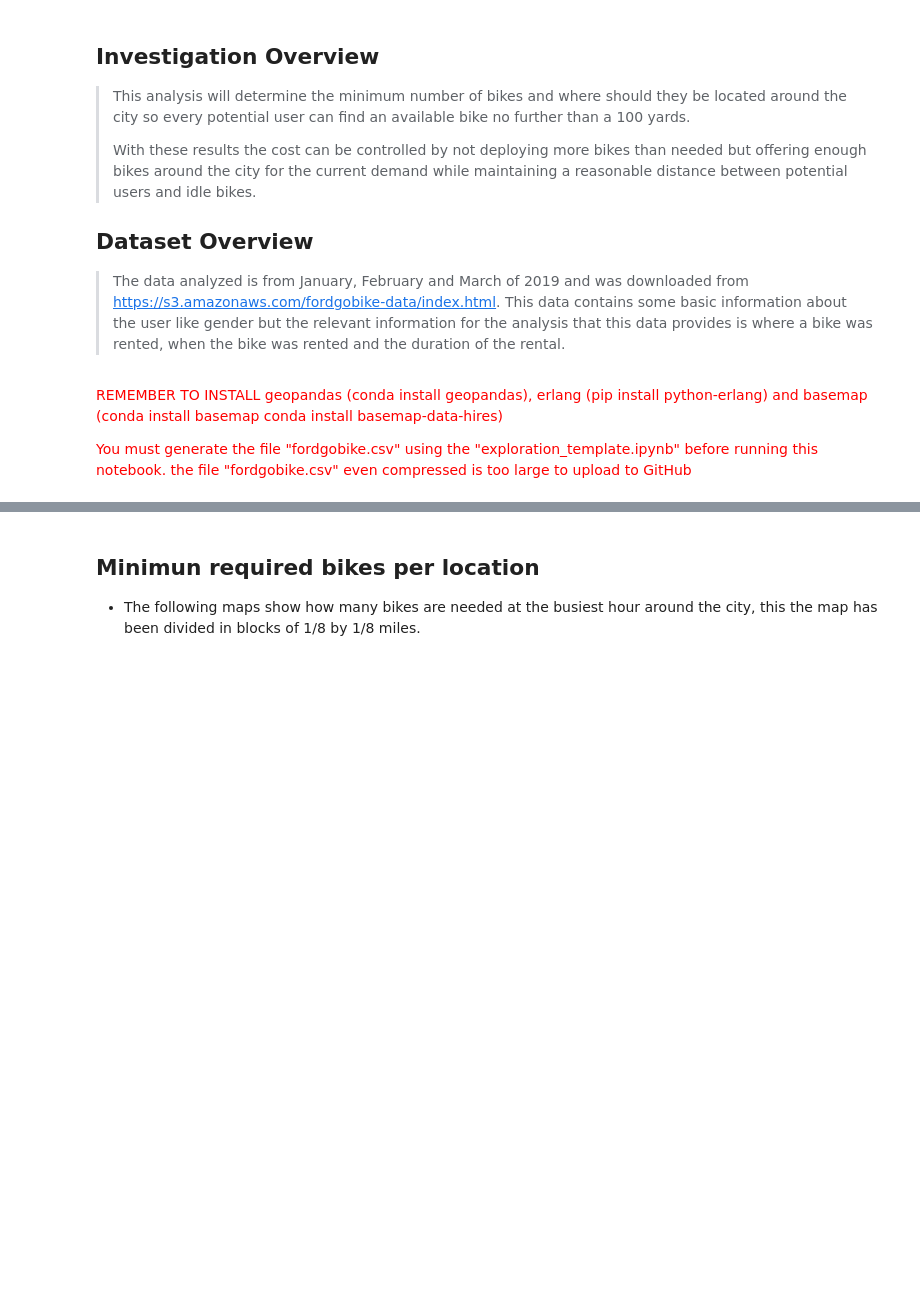
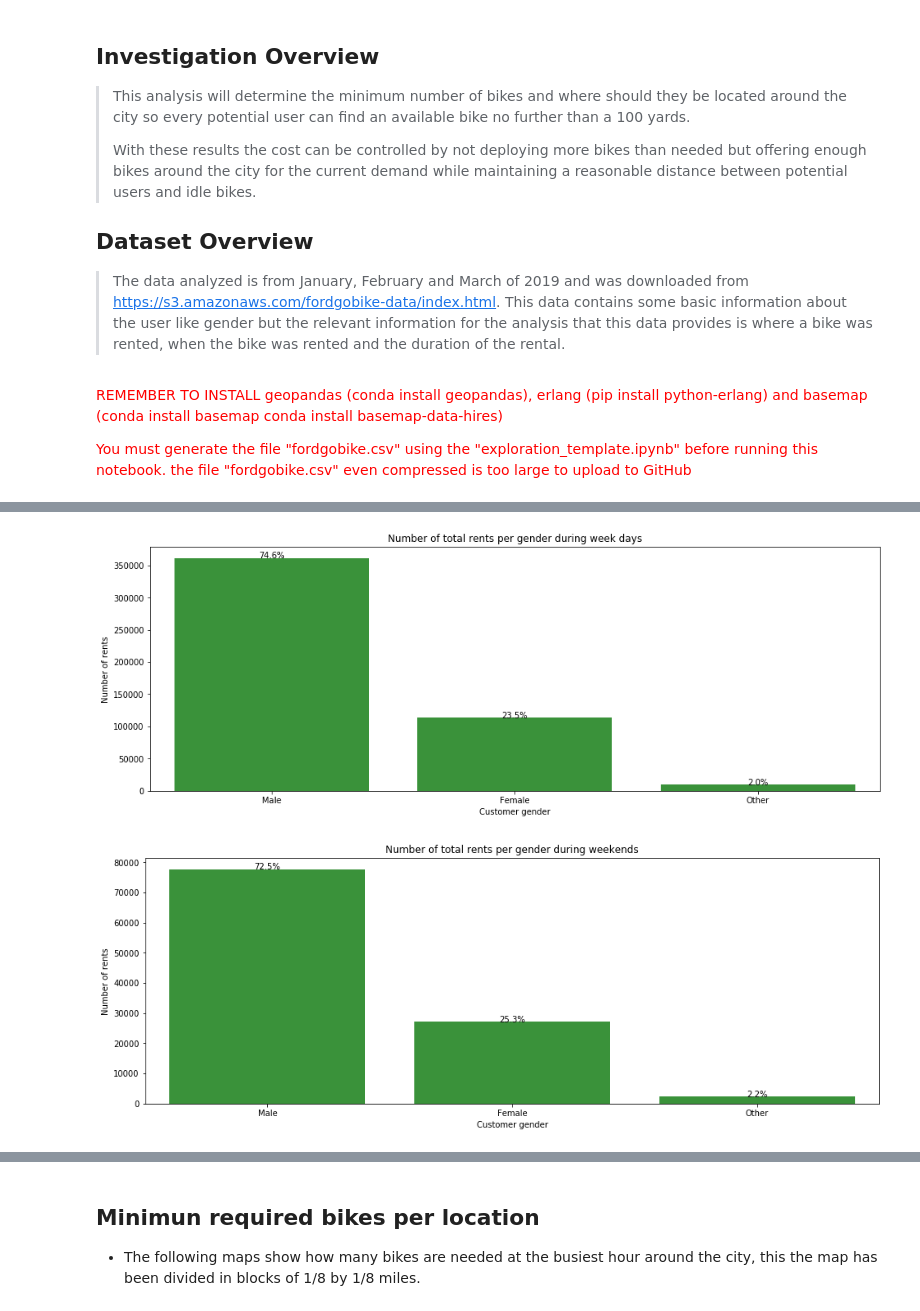
Before and after one commit to olivergarciarg/Udacity_Data_Analyst_Nano_Degree_Project_5, a Jupyter notebook: slide_deck_template.ipynb, the cells around one changed output, grey strips where cells are left out. Cells and saved outputs as stored; diff of their text form; code cells hidden in the pictures; blank space fills up the shorter version.

```diff
--- a/slide_deck_template.ipynb
+++ b/slide_deck_template.ipynb
@@ -44,0 +49,44 @@ fordgobike_weekend = fordgobike_clean.query("weekend == True & is_holiday ==Fals
+# %%
+# filtering weekdays only (excluding holidays)
+base_color = sb.color_palette()[2]
+#print('\033[1m' + 'Customer gender distribution' '\033[0m')
+#print('')
+#print('These charts show that male customers account for almost 3/4 of all customers indicating that females are not as interested in this service as males. If Ford gobike research why females use this service less than males and make changes based on the results of such investigation then there is a potential increase of 50% in the total number of users (supossing that Ford gobike could atract as many female users as male users).')
+gen_order = fordgobike_weekday['member_gender'].value_counts().index
+n_customer_weekday = fordgobike_weekday.shape[0]
+gen_weekday_count = fordgobike_weekday['member_gender'].value_counts()
+# Female vs Male distribution during weekdays
+plt.figure(figsize=(16,5.5));
+ax = sb.countplot(data = fordgobike_weekday, x = 'member_gender', color = base_color, order = gen_order);
+ax.set(xlabel='Customer gender', ylabel='Number of rents', title = 'Number of total rents per gender during week days');
+
+locs, labels = plt.xticks();
+
+# loop through each pair of locations and labels
+for loc, label in zip(locs, labels):
+    # get the text property for the label to get the correct count
+    count = gen_weekday_count[label.get_text()]
+    pct_string = '{:0.1f}%'.format(100*count/n_customer_weekday)
+
+    # print the annotation just below the top of the bar
+    plt.text(loc, count-8, pct_string, ha = 'center', color = 'black')
+n_customer_weekend = fordgobike_weekend.shape[0]
+gen_weekend_count = fordgobike_weekend['member_gender'].value_counts()
+# Female vs Male distribution during weekdays
+plt.figure(figsize=(16,5.5));
+ax = sb.countplot(data = fordgobike_weekend, x = 'member_gender', color = base_color, order = gen_order);
+ax.set(xlabel='Customer gender', ylabel='Number of rents', title = 'Number of total rents per gender during weekends');
+
+locs, labels = plt.xticks();
+
+# loop through each pair of locations and labels
+for loc, label in zip(locs, labels):
+    # get the text property for the label to get the correct count
+    count = gen_weekend_count[label.get_text()]
+    pct_string = '{:0.1f}%'.format(100*count/n_customer_weekend)
+
+    # print the annotation just below the top of the bar
+    plt.text(loc, count-8, pct_string, ha = 'center', color = 'black')
+# %% [output]
+[figure, added]
+[figure, added]
```
Also changed, not shown: parts of 15 cells of this notebook, 5 other files.
